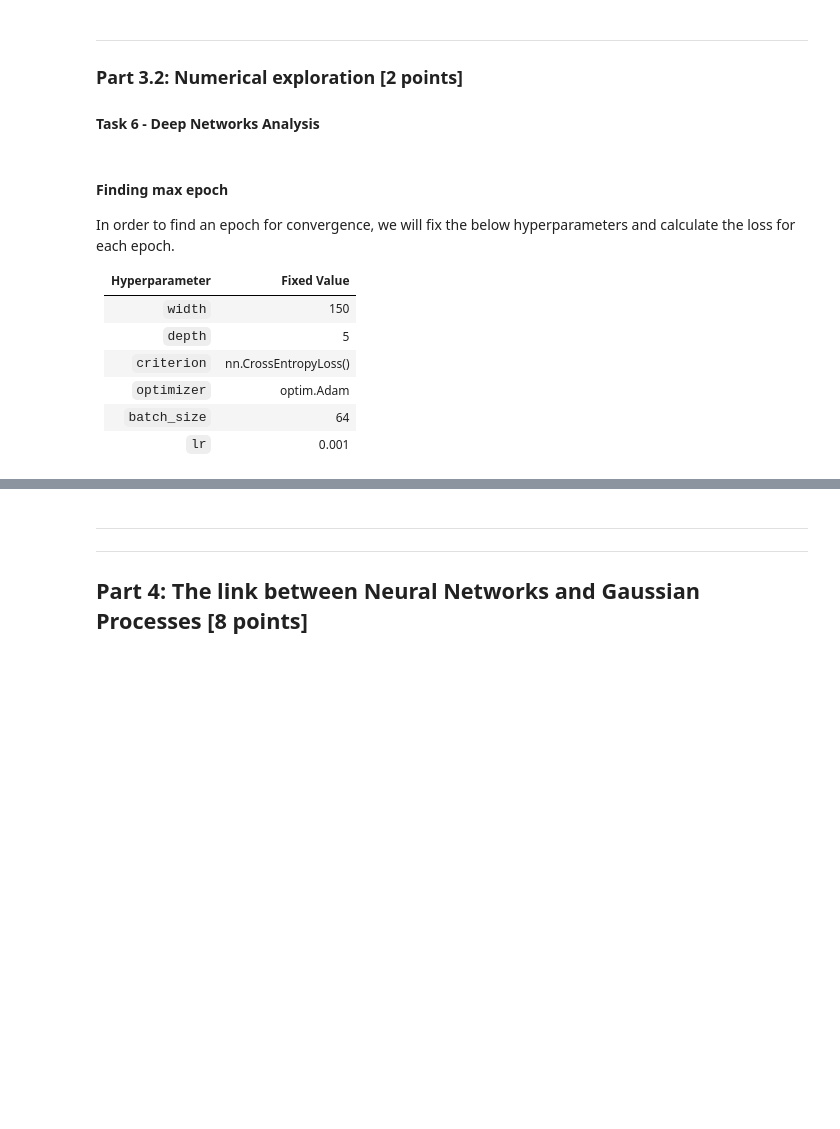
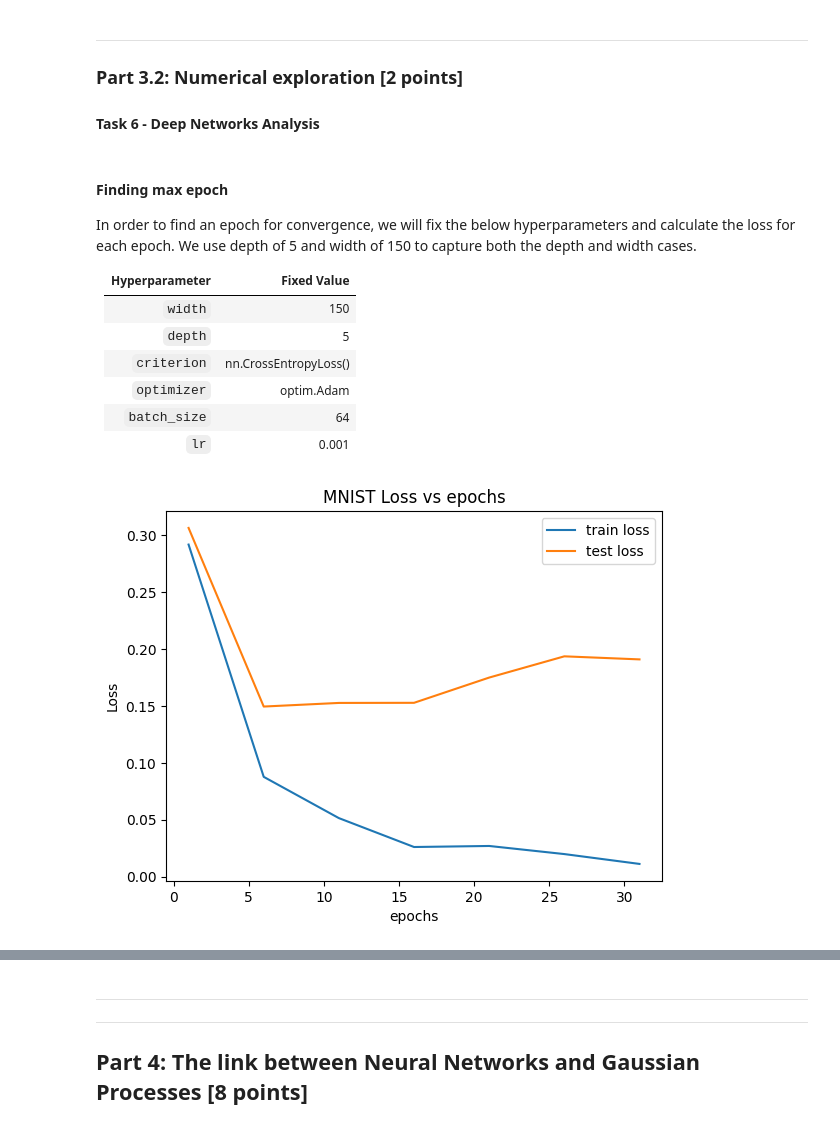
Before and after one commit to nadav7679/maths_machine_learning_2024, a Jupyter notebook: cw1/02530622_cw1_MathsML.ipynb, the cells around one changed output, grey strips where cells are left out. Saved outputs shown, nothing was run; the diff lists cells and outputs as text; code cells hidden in the pictures; blank space fills up the shorter version.

```diff
--- a/cw1/02530622_cw1_MathsML.ipynb
+++ b/cw1/02530622_cw1_MathsML.ipynb
@@ -415,17 +444,21 @@ class ImageDataset(Dataset):
         self.data = self.data.to(device=device)
 
     def _create_data(self, raw_targets):
+      """
+        A method that manipulates the dataset. The purpose is to override in
+        child classes.
+      """
       self.data = torch.tensor(self.data, dtype=torch.float32)
 
 
     def _create_targets(self, raw_targets, nclasses):
       """
-      A function that gets the raw_targets (labels) and manipulates them to new
-      targets.
+        A method that gets the raw_targets (labels) and manipulates them to new
+        targets. The purpose is to override in child classes.
       """
       self.targets = torch.zeros(len(raw_targets), nclasses, dtype=torch.float32)
       for i, t in enumerate(raw_targets):
-          self.targets[i, int(t)] = 1.                            # Changing the targets into rows with 0 everywhere except the target
+          self.targets[i, int(t)] = 1.   # Changing the targets into rows with 0 everywhere except the target
 
 
     def __len__(self):
@@ -436,7 +469,7 @@ class ImageDataset(Dataset):
 
 def test_dataset():
     """
-        Test the ImageDataset class by creating an instance and printing a sample.
+      Test the ImageDataset class by creating an instance and printing a sample.
     """
     traindata = ImageDataset("cifar", False, True)
     print(traindata[10])
@@ -701,5 +727,16 @@ Epoch: 10 | Train Loss: 1.839 |Test Loss: 1.862 | Test Error: 0.666
 # %%
-def hyperparameter_scan(hyperparams, scan_param, param_range):
+def hyperparameter_scan(hyperparams, scan_param, param_range, logs=False):
+  """
+    Perform a hyperparameter scan over a specified range.
+
+    Args:
+        hyperparams (dict): Dictionary of fixed hyperparameters for the neural network.
+        scan_param (str): Hyperparameter to scan.
+        param_range (list): Range of values to scan for the specified hyperparameter.
+
+    Returns:
+        dict: Dictionary containing errors for each value in the param_range.
+  """
 
   errors = {}
   for e in param_range:
@@ -707,12 +744,23 @@ def hyperparameter_scan(hyperparams, scan_param, param_range):
       hyperparams[scan_param] = e
       mnist_net = NeuralNetworkTrainer(**hyperparams)
 
-      errors[e] = mnist_net.train_me(logs=False)
+      errors[e] = mnist_net.train_me(logs=logs)
 
   return errors
 
 
 def plot_errors(errors, xval, title, xlabel):
+  """
+    Plot the training and testing errors.
+
+    Args:
+        errors (dict): Dictionary containing errors tuple for different values
+                       of a hyperparameter, (train_error, test_error)
+        xval (list): Values of the hyperparameter.
+        title (str): Title for the plot.
+        xlabel (str): Label for the x-axis.
+  """
+
   plt.title(title)
   plt.xlabel(xlabel)
   plt.ylabel("Loss")
@@ -733,7 +781,7 @@ def plot_errors(errors, xval, title, xlabel):
 # %% [markdown]
 #### Finding max epoch
 
-In order to find an epoch for convergence, we will fix the below hyperparameters and calculate the loss for each epoch.
+In order to find an epoch for convergence, we will fix the below hyperparameters and calculate the loss for each epoch. We use depth of 5 and width of 150 to capture both the depth and width cases.
 
 | Hyperparameter | Fixed Value |
 |---|---|
@@ -746,31 +794,33 @@ In order to find an epoch for convergence, we will fix the below hyperparameters
 # %%
 hyperparams = {
     "dataset_type": "mnist",
     "width": 150,
     "depth": 5,
     "criterion": nn.CrossEntropyLoss(),
     "optimizer": optim.Adam,
     "batch_size": 64,
     "lr": 0.001,
     "normalize": True
 }
 
 def max_epoch_finder(hyperparams, num_epochs):
 
   errors = {}
   for e in num_epochs:
 
       hyperparams["max_epoch"] = e
       mnist_net = NeuralNetworkTrainer(**hyperparams)
 
       errors[e] = mnist_net.train_me(logs=False)
 
   return errors
 
 #Uncomment for epoch optimisition:
 num_epochs = range(1, 36, 5)
 errors = max_epoch_finder(hyperparams, num_epochs)
-plot_errors(errors, num_epochs, "MNIST Epoch vs Depth", "epochs")
+plot_errors(errors, num_epochs, "MNIST Loss vs epochs", "epochs")
+# %% [output]
+[figure, added]
 # %% [markdown]
 #### Task 6 - Deep Networks Analysis
 
```
Also changed, not shown: parts of 55 cells of this notebook.
